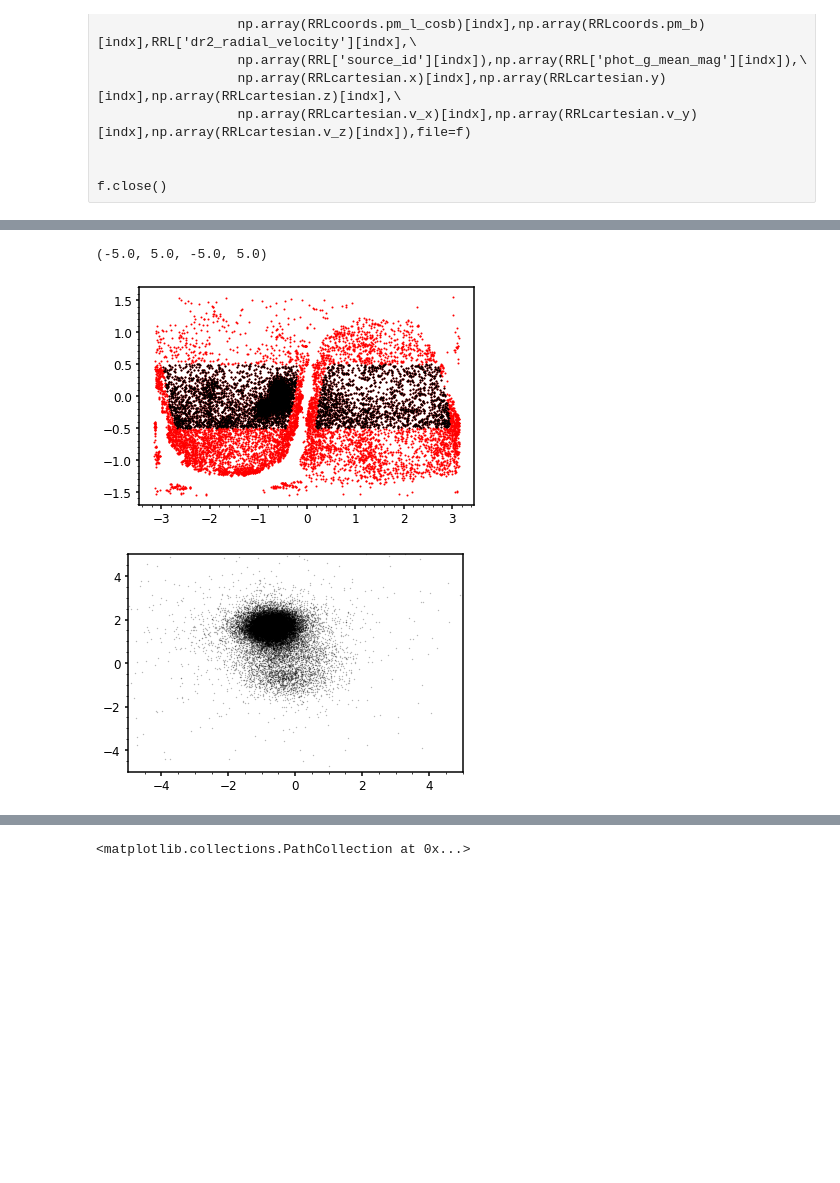
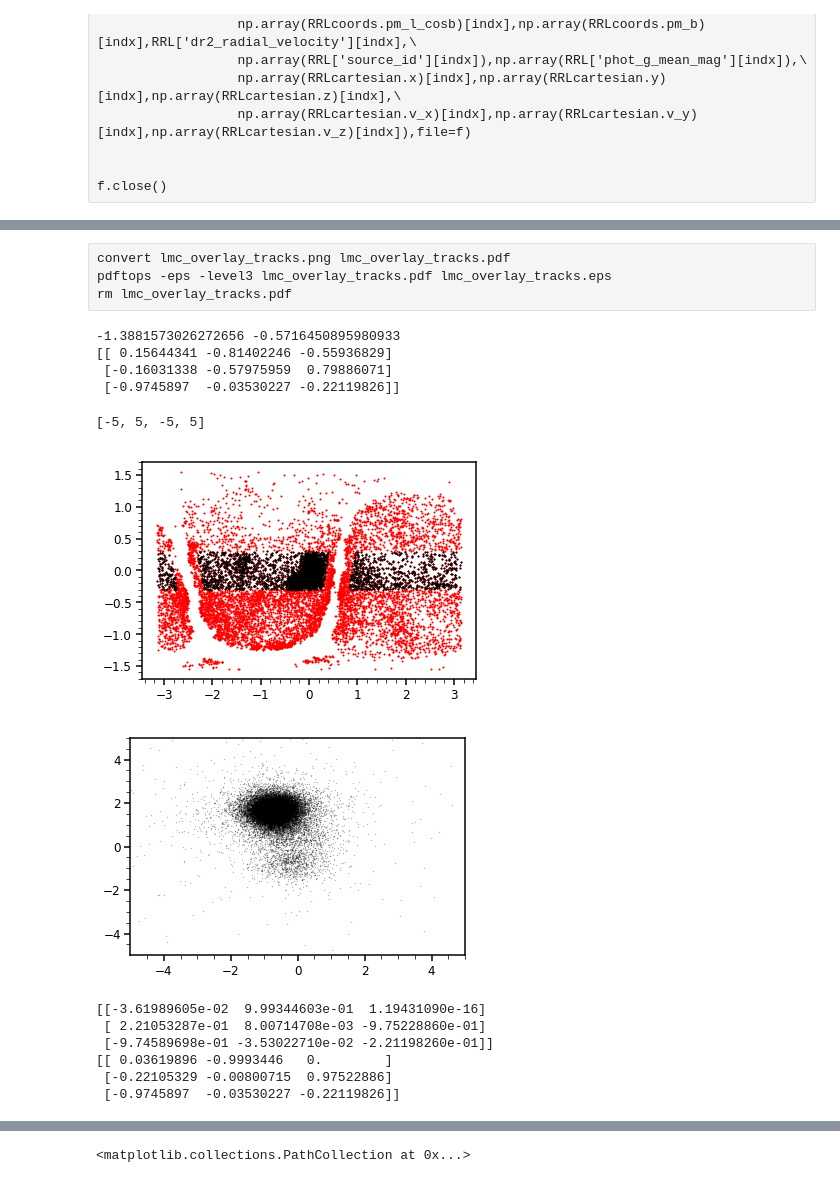
Before and after one commit to michael-petersen/rrlyrae-edr3, a Jupyter notebook: RRLyrae_analysis.ipynb, the cells around one changed output, grey strips where cells are left out. Cells and saved outputs as stored; diff of their text form; code cells hidden in the pictures; blank space fills up the shorter version.

Commit message:
add some figures

```diff
--- a/RRLyrae_analysis.ipynb
+++ b/RRLyrae_analysis.ipynb
@@ -1612,44 +1683,70 @@ plt.axis([-10.,10.,-10.,10.])
+# %% [raw]
+convert lmc_overlay_tracks.png lmc_overlay_tracks.pdf
+pdftops -eps -level3 lmc_overlay_tracks.pdf lmc_overlay_tracks.eps
+rm lmc_overlay_tracks.pdf
 # %%
 
 # use
+LMCa = 81.28 * np.pi/180.
+LMCd = -69.78 * np.pi/180.
 LMCl,LMCb = rotate_galactic(LMCa,LMCd)
 tmp1,tmp2 = rotate_velocities(LMCa,LMCd,1.7608,0.308)
 #tmp1,tmp2 = rotate_velocities(LMCa,LMCd,1.9103,0.2292)
+print(LMCl,LMCb)
 
 # how does the plane look different from the Galactic Centre? please draw a picture tomorrow
 # also put the Zaritsky stars on here! -> galactic, ->LMC.
 # what is the Nidever rotation plane?
 
-GtLMC = define_transformation_matrix(LMCl,LMCb,LMCl+tmp1,LMCb+tmp2,start=0)
-
+GtLMC = define_transformation_matrix(LMCl,LMCb,LMCl+tmp1,LMCb+tmp2,start=-35.)
+print(GtLMC)
 
 ltrans,btrans = rotate_arbitrary(glon*np.pi/180.,glat*np.pi/180.,GtLMC)
 #multrans,mubtrans = rotate_velocities_arbitrary(RRL['ra']*np.pi/180.,RRL['dec']*np.pi/180.,RRL['pmra'],RRL['pmdec'],A)
 
 
+fig = plt.figure(figsize=(6.5,2))
+ax1 = fig.add_axes([0.0,0.05,0.5,0.8], projection="aitoff")
 #w = (~masterlist) & (alldist3>50)
 w = (dist>30)
 plt.scatter(ltrans[w],btrans[w],color='red',s=1.)
-w = (dist>30) & (np.abs(btrans)<0.5) & (np.abs(glat)>15.)
+w = (dist>30) & (np.abs(btrans)<0.3) & (np.abs(glat)>15.)
 plt.scatter(ltrans[w],btrans[w],color='black',s=1.)
 
 
 
 
 plt.figure()
 # now, the idea is to define a very broad plane and look at the kinematics in the plane
-w = (np.abs(btrans)<0.5) & (dist>30) & (np.abs(glat)>15.) # & (dist<55)
+w = (np.abs(btrans)<0.3) & (dist>30) & (np.abs(glat)>15.) # & (dist<55)
 plt.scatter(pml[w],pmb[w],color='black',s=0.1,alpha=0.4)
 plt.axis([-5,5,-5,5])
 
 # please put Price-Whelan on here?
 # correct velocities for the galactic centre?
 
 # colour-code in circles going out from the LMC centre on the l-b plot
 # %% [output]
-(-5.0, 5.0, -5.0, 5.0)
+-1.3881573026272656 -0.5716450895980933
+[[ 0.15644341 -0.81402246 -0.55936829]
+ [-0.16031338 -0.57975959  0.79886071]
+ [-0.9745897  -0.03530227 -0.22119826]]
+[-5, 5, -5, 5]
-[figure, old version]
+[figure, new version]
-[figure, old version]
+[figure, new version]
+# %%
+GtLMC = define_transformation_matrix(LMCl,LMCb,LMCl+tmp1,LMCb+tmp2,start=180.)
+print(GtLMC)
+
+GtLMC = define_transformation_matrix(LMCl,LMCb,LMCl+tmp1,LMCb+tmp2,start=0.)
+print(GtLMC)
+# %% [output]
+[[-3.61989605e-02  9.99344603e-01  1.19431090e-16]
+ [ 2.21053287e-01  8.00714708e-03 -9.75228860e-01]
+ [-9.74589698e-01 -3.53022710e-02 -2.21198260e-01]]
+[[ 0.03619896 -0.9993446   0.        ]
+ [-0.22105329 -0.00800715  0.97522886]
+ [-0.9745897  -0.03530227 -0.22119826]]
 # %%
 ddeg = 2.
 ravals = np.arange(-180,180,ddeg)+ddeg/2.
```
Also changed, not shown: parts of 27 cells of this notebook, 6 other files.
